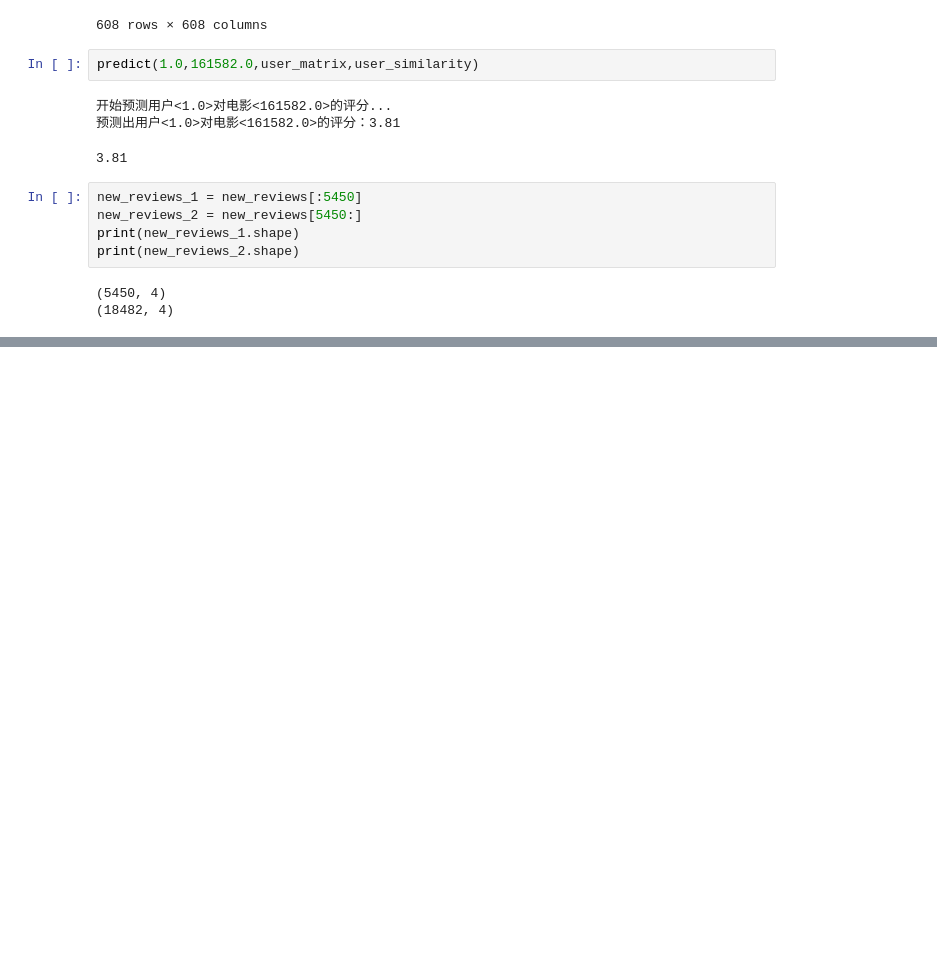
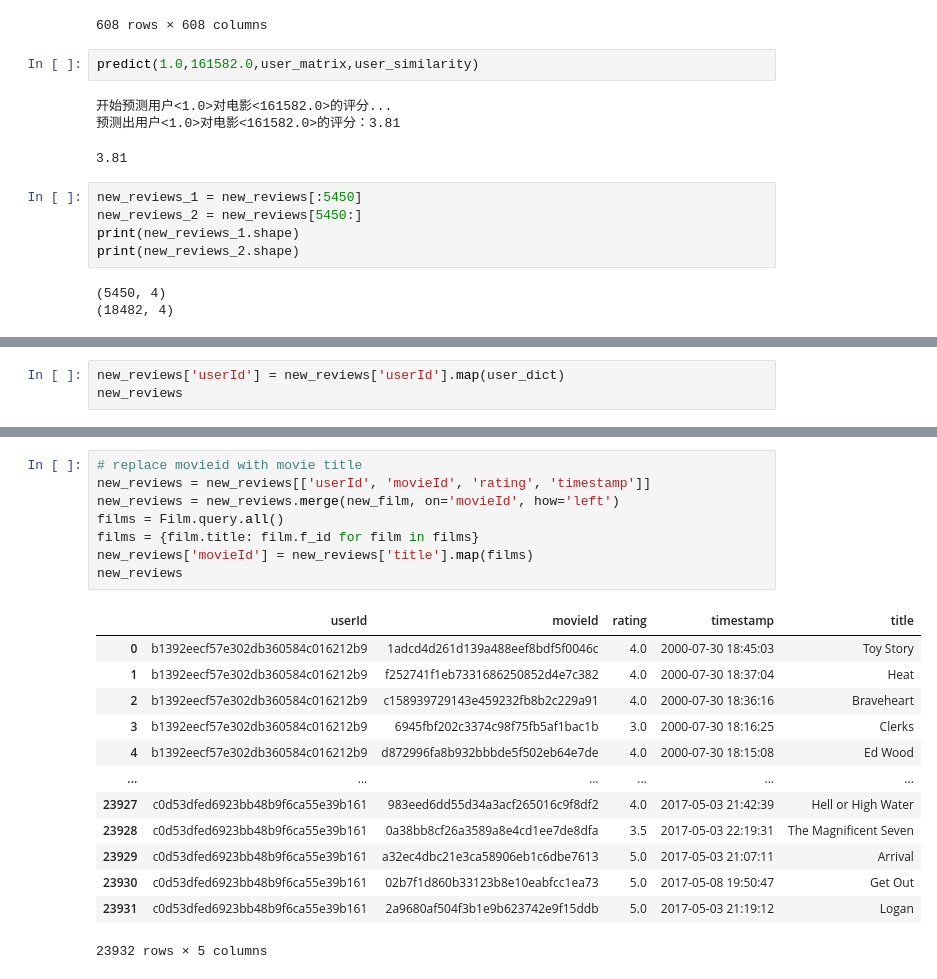
Before and after one commit to Cloud9High5/Movie-Finder-System, a Jupyter notebook: back-end/recommend.ipynb, the cells around one changed output, grey strips where cells are left out. Saved outputs shown, nothing was run; the diff lists cells and outputs as text; blank space fills up the shorter version.

Commit message:
update new review table

```diff
--- a/back-end/recommend.ipynb
+++ b/back-end/recommend.ipynb
@@ -924,0 +899,3 @@ new_reviews
+# %%
+new_reviews['userId'] = new_reviews['userId'].map(user_dict)
+new_reviews
@@ -924,0 +916,22 @@ new_reviews
+# %%
+# replace movieid with movie title
+new_reviews = new_reviews[['userId', 'movieId', 'rating', 'timestamp']]
+new_reviews = new_reviews.merge(new_film, on='movieId', how='left')
+films = Film.query.all()
+films = {film.title: film.f_id for film in films}
+new_reviews['movieId'] = new_reviews['title'].map(films)
+new_reviews
+# %% [output]
+|  | userId | movieId | rating | timestamp | title |
+| 0 | b1392eecf57e302db360584c016212b9 | 1adcd4d261d139a488eef8bdf5f0046c | 4.0 | 2000-07-30 18:45:03 | Toy Story |
+| 1 | b1392eecf57e302db360584c016212b9 | f252741f1eb7331686250852d4e7c382 | 4.0 | 2000-07-30 18:37:04 | Heat |
+| 2 | b1392eecf57e302db360584c016212b9 | c158939729143e459232fb8b2c229a91 | 4.0 | 2000-07-30 18:36:16 | Braveheart |
+| 3 | b1392eecf57e302db360584c016212b9 | 6945fbf202c3374c98f75fb5af1bac1b | 3.0 | 2000-07-30 18:16:25 | Clerks |
+| 4 | b1392eecf57e302db360584c016212b9 | d872996fa8b932bbbde5f502eb64e7de | 4.0 | 2000-07-30 18:15:08 | Ed Wood |
+| ... | ... | ... | ... | ... | ... |
+| 23927 | c0d53dfed6923bb48b9f6ca55e39b161 | 983eed6dd55d34a3acf265016c9f8df2 | 4.0 | 2017-05-03 21:42:39 | Hell or High Water |
+| 23928 | c0d53dfed6923bb48b9f6ca55e39b161 | 0a38bb8cf26a3589a8e4cd1ee7de8dfa | 3.5 | 2017-05-03 22:19:31 | The Magnificent Seven |
+| 23929 | c0d53dfed6923bb48b9f6ca55e39b161 | a32ec4dbc21e3ca58906eb1c6dbe7613 | 5.0 | 2017-05-03 21:07:11 | Arrival |
+| 23930 | c0d53dfed6923bb48b9f6ca55e39b161 | 02b7f1d860b33123b8e10eabfcc1ea73 | 5.0 | 2017-05-08 19:50:47 | Get Out |
+| 23931 | c0d53dfed6923bb48b9f6ca55e39b161 | 2a9680af504f3b1e9b623742e9f15ddb | 5.0 | 2017-05-03 21:19:12 | Logan |
+23932 rows × 5 columns
```
Also changed, not shown: parts of 16 cells of this notebook, 3 other files.
